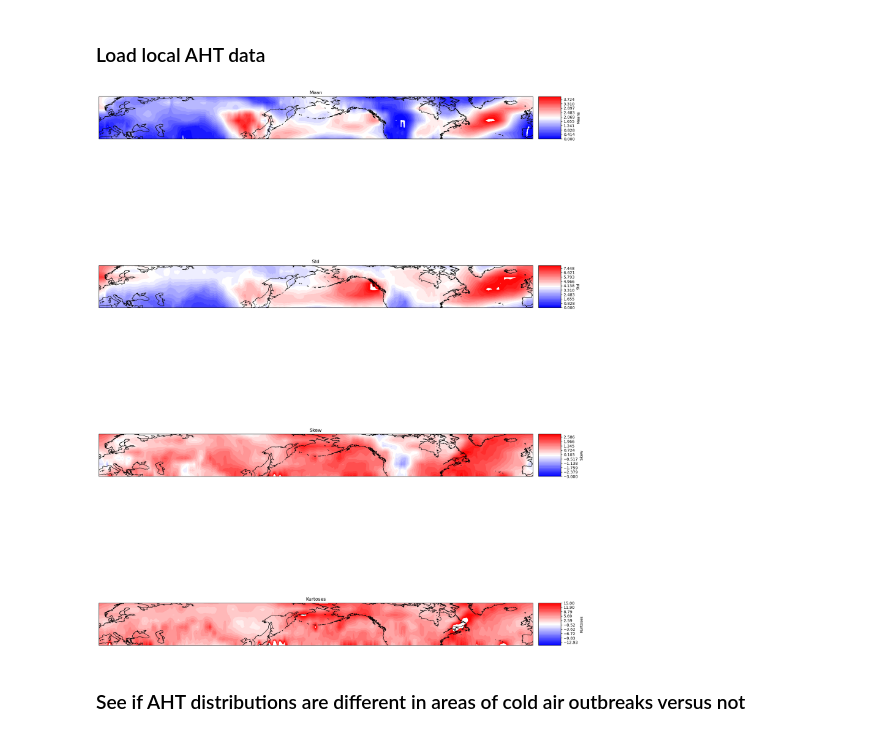
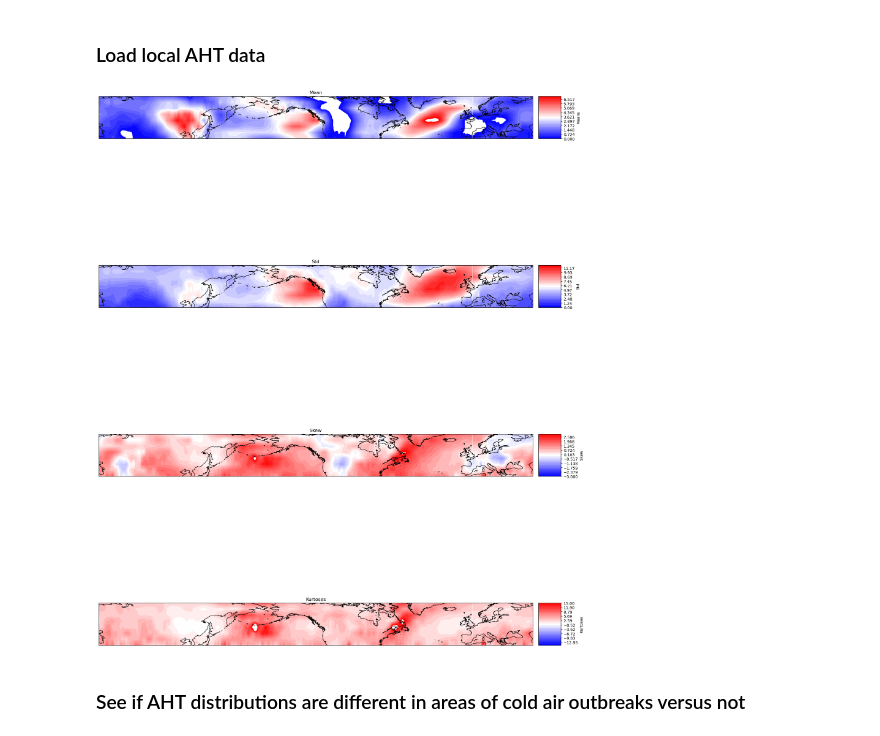
Before and after one commit to tylersc/ERA5_aht, a Jupyter notebook: Local_eddy_aht_distributions.ipynb, the cells around one changed output. Cells and saved outputs as stored; diff of their text form; code cells hidden in the pictures.

```diff
--- a/Local_eddy_aht_distributions.ipynb
+++ b/Local_eddy_aht_distributions.ipynb
@@ -59,11 +62,14 @@ for lat in lats_subset:
     eddy_local = np.concatenate(eddy_data)
     local_aht_dict[lat] = eddy_local
 # %%
-def get_stat(lat, stat):
+def get_stat(lat, stat, ndjf=True):
     ''' Function to pull summary stats for each longitude from the local_aht_dict
     '''
 
-    local_aht_values = local_aht_dict[lat]
+    if ndjf == True:
+        local_aht_values = era_fncts.get_ndjf_data(local_aht_dict[lat])
+    else:
+        local_aht_values = local_aht_dict[lat]
 
     if stat == 'mean':
         summary_stat = np.mean(local_aht_values, axis=0)
@@ -93,10 +99,10 @@ for idx, lat in enumerate(lats_subset):
     skews[idx,:] = get_stat(lat, 'skew')
     kurtoses[idx,:] = get_stat(lat, 'kurtosis')
 # %%
-fig, axs = plt.subplots(ncols=1, nrows=4, figsize=(20,30), subplot_kw={'projection': ccrs.PlateCarree(central_longitude=180)})
+fig, axs = plt.subplots(ncols=1, nrows=4, figsize=(20,30), subplot_kw={'projection': ccrs.PlateCarree(central_longitude=-130)})
 
 axs[0].coastlines()
-contf = axs[0].contourf(lons, lats_subset, means / 1e9, levels=np.linspace(0, 4, 30),
+contf = axs[0].contourf(lons, lats_subset, means / 1e9, levels=np.linspace(0, 7, 30),
                     cmap='bwr', transform=ccrs.PlateCarree())
 #get size and extent of axes:
 axpos = axs[0].get_position()
@@ -111,7 +117,7 @@ plt.colorbar(contf, cax=pos_cax, label='Means')
 axs[0].set_title('Mean')
 
 axs[1].coastlines()
-contf = axs[1].contourf(lons, lats_subset, stds / 1e9, levels=np.linspace(0, 8, 30),
+contf = axs[1].contourf(lons, lats_subset, stds / 1e9, levels=np.linspace(0, 12, 30),
                     cmap='bwr', transform=ccrs.PlateCarree())
 #get size and extent of axes:
 axpos = axs[1].get_position()
@@ -131,34 +137,36 @@ contf = axs[2].contourf(lons, lats_subset, skews, levels=np.linspace(-3, 3, 30),
 #get size and extent of axes:
 axpos = axs[2].get_position()
 pos_x = axpos.x0+axpos.width + 0.01# + 0.25*axpos.width
 pos_y = axpos.y0
 cax_width = 0.04
 cax_height = axpos.height
 #create new axes where the colorbar should go.
 #it should be next to the original axes and have the same height!
 pos_cax = fig.add_axes([pos_x,pos_y,cax_width,cax_height])
 plt.colorbar(contf, cax=pos_cax, label='Skew')
 axs[2].set_title('Skew')
 
 axs[3].coastlines()
 contf = axs[3].contourf(lons, lats_subset, kurtoses, levels=np.linspace(-15, 15, 30),
                     cmap='bwr', transform=ccrs.PlateCarree())
 #get size and extent of axes:
 axpos = axs[3].get_position()
 pos_x = axpos.x0+axpos.width + 0.01# + 0.25*axpos.width
 pos_y = axpos.y0
 cax_width = 0.04
 cax_height = axpos.height
 #create new axes where the colorbar should go.
 #it should be next to the original axes and have the same height!
 pos_cax = fig.add_axes([pos_x,pos_y,cax_width,cax_height])
 plt.colorbar(contf, cax=pos_cax, label='Kurtoses')
 axs[3].set_title('Kurtoses')
 
+#plt.subplots_adjust(wspace=0, hspace=0)
+
 #plt.savefig('figures/3_15_22_meeting/local_eddy_aht_stats')
 plt.show()
 # %% [output]
-[figure, old version]
+[figure, new version]
 # %% [markdown]
 ### See if AHT distributions are different in areas of cold air outbreaks versus not
 # %% [markdown]
```
Also changed, not shown: parts of 4 cells of this notebook, 2 other files.
